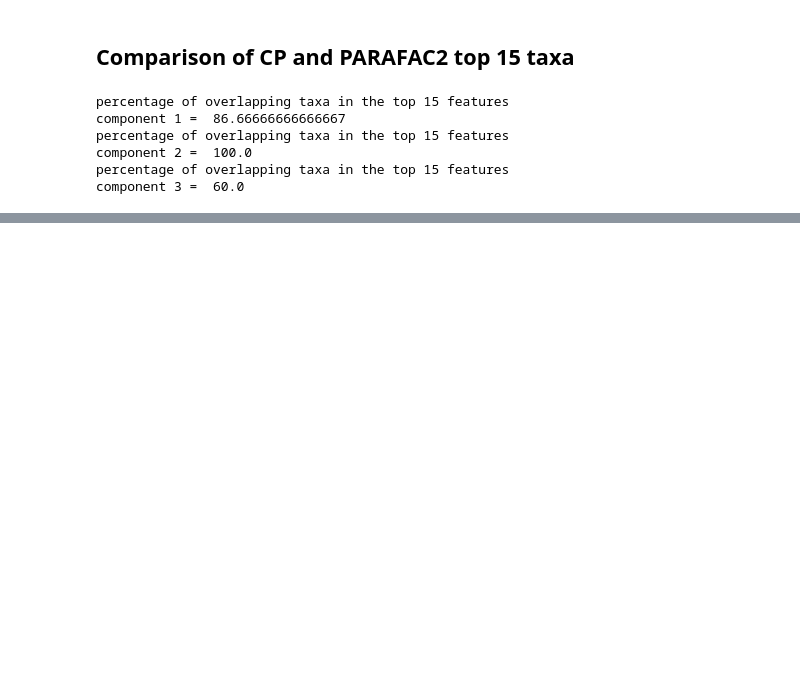
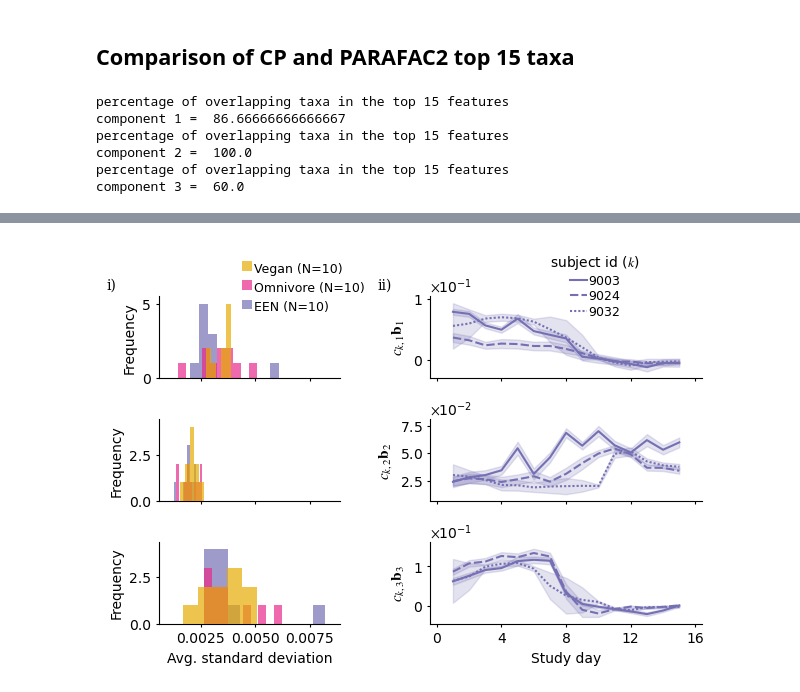
Before and after one commit to blzserdos/parafac2_microbiome, a Jupyter notebook: 2_reproduce_results.ipynb, the cells around one changed output, grey strips where cells are left out. Saved outputs shown, nothing was run; the diff lists cells and outputs as text; code cells hidden in the pictures; blank space fills up the shorter version.

```diff
--- a/2_reproduce_results.ipynb
+++ b/2_reproduce_results.ipynb
@@ -975,0 +1046,5 @@ component 3 =  60.0
+# %%
+df_farmm = DF_farmm[DF_farmm['selected_subject'].isin(selected_ids_farmm)]
+get_sup_rep_plots("FigS12", SD_farmm, df_farmm, selected_ids_farmm, rgb_values_farmm)
+# %% [output]
+[figure, added]
```
Also changed, not shown: parts of 25 cells of this notebook, 25 other files.
